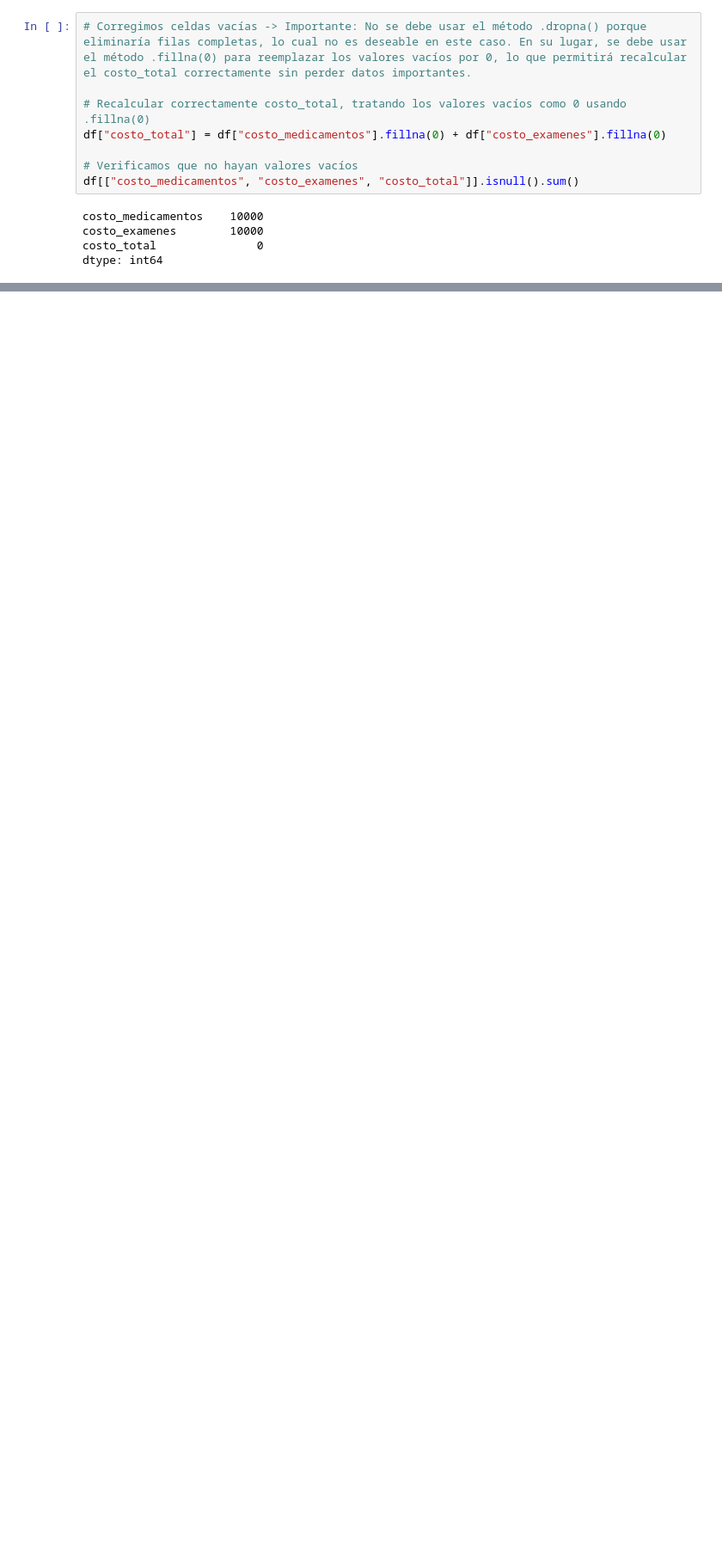
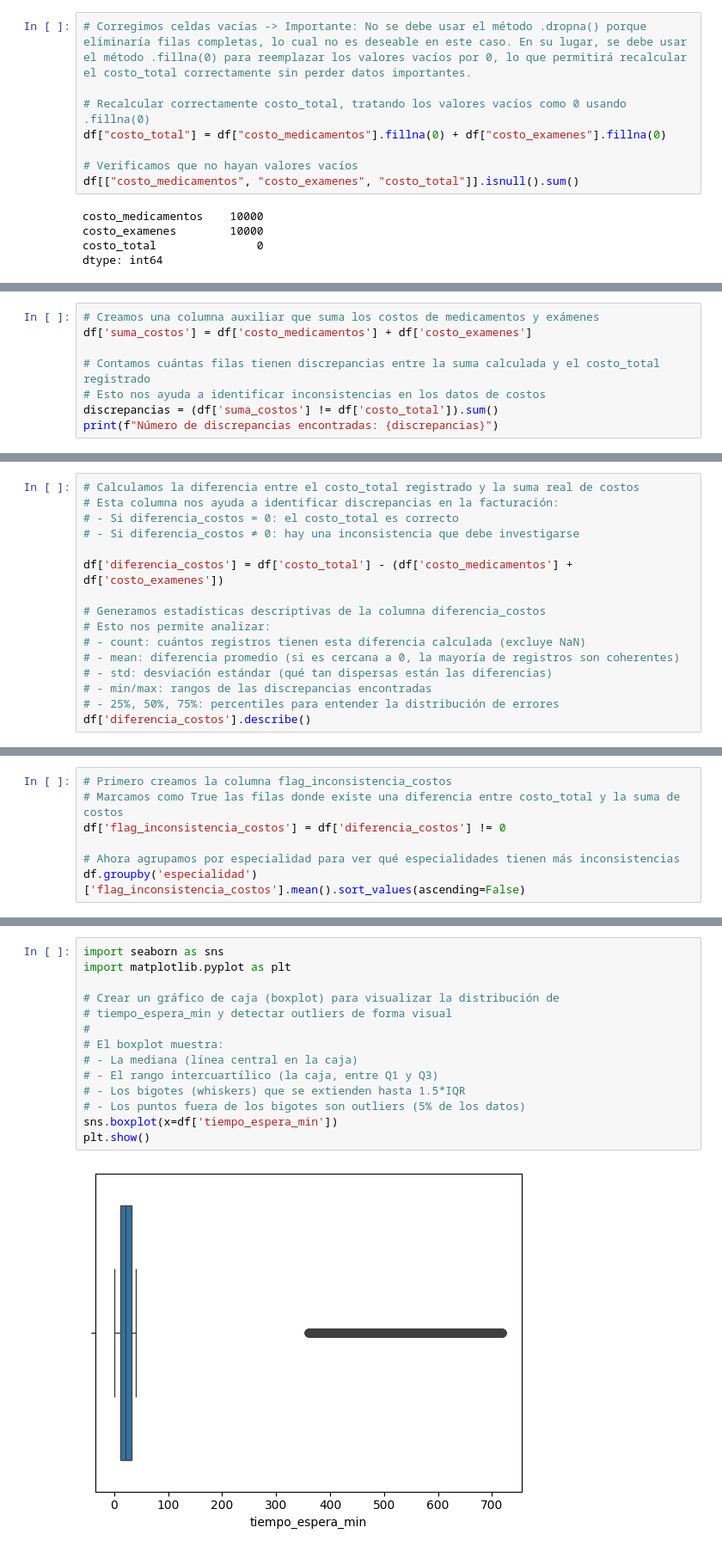
Before and after one commit to laurareyma/NovaVida, a Jupyter notebook: NovaVida_codigo.ipynb, the cells around one changed output, grey strips where cells are left out. Shown at 86% size. Drawn from its saved outputs; the diff is of its cells as text; blank space fills up the shorter version.

```diff
--- a/NovaVida_codigo.ipynb
+++ b/NovaVida_codigo.ipynb
@@ -124,0 +172,8 @@ dtype: int64
+# %%
+# Creamos una columna auxiliar que suma los costos de medicamentos y exámenes
+df['suma_costos'] = df['costo_medicamentos'] + df['costo_examenes']
+
+# Contamos cuántas filas tienen discrepancias entre la suma calculada y el costo_total registrado
+# Esto nos ayuda a identificar inconsistencias en los datos de costos
+discrepancias = (df['suma_costos'] != df['costo_total']).sum()
+print(f"Número de discrepancias encontradas: {discrepancias}")
@@ -124,0 +201,16 @@ dtype: int64
+# %%
+# Calculamos la diferencia entre el costo_total registrado y la suma real de costos
+# Esta columna nos ayuda a identificar discrepancias en la facturación:
+# - Si diferencia_costos = 0: el costo_total es correcto
+# - Si diferencia_costos ≠ 0: hay una inconsistencia que debe investigarse
+
+df['diferencia_costos'] = df['costo_total'] - (df['costo_medicamentos'] + df['costo_examenes'])
+
+# Generamos estadísticas descriptivas de la columna diferencia_costos
+# Esto nos permite analizar:
+# - count: cuántos registros tienen esta diferencia calculada (excluye NaN)
+# - mean: diferencia promedio (si es cercana a 0, la mayoría de registros son coherentes)
+# - std: desviación estándar (qué tan dispersas están las diferencias)
+# - min/max: rangos de las discrepancias encontradas
+# - 25%, 50%, 75%: percentiles para entender la distribución de errores
+df['diferencia_costos'].describe()
@@ -124,0 +227,7 @@ dtype: int64
+# %%
+# Primero creamos la columna flag_inconsistencia_costos
+# Marcamos como True las filas donde existe una diferencia entre costo_total y la suma de costos
+df['flag_inconsistencia_costos'] = df['diferencia_costos'] != 0
+
+# Ahora agrupamos por especialidad para ver qué especialidades tienen más inconsistencias
+df.groupby('especialidad')['flag_inconsistencia_costos'].mean().sort_values(ascending=False)
@@ -124,0 +325,16 @@ dtype: int64
+# %%
+import seaborn as sns
+import matplotlib.pyplot as plt
+
+# Crear un gráfico de caja (boxplot) para visualizar la distribución de
+# tiempo_espera_min y detectar outliers de forma visual
+#
+# El boxplot muestra:
+# - La mediana (línea central en la caja)
+# - El rango intercuartílico (la caja, entre Q1 y Q3)
+# - Los bigotes (whiskers) que se extienden hasta 1.5*IQR
+# - Los puntos fuera de los bigotes son outliers (5% de los datos)
+sns.boxplot(x=df['tiempo_espera_min'])
+plt.show()
+# %% [output]
+[figure, added]
```
Also changed, not shown: parts of 33 cells of this notebook.
